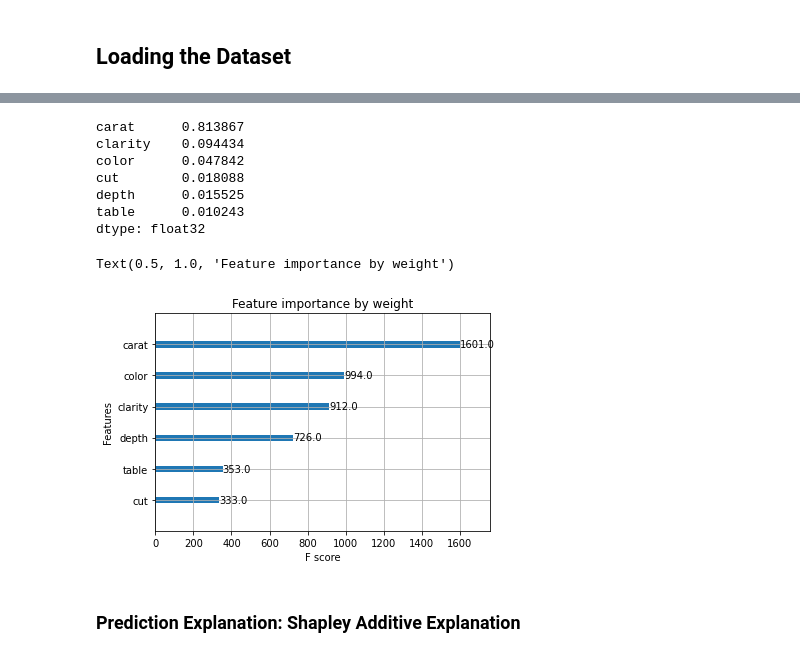
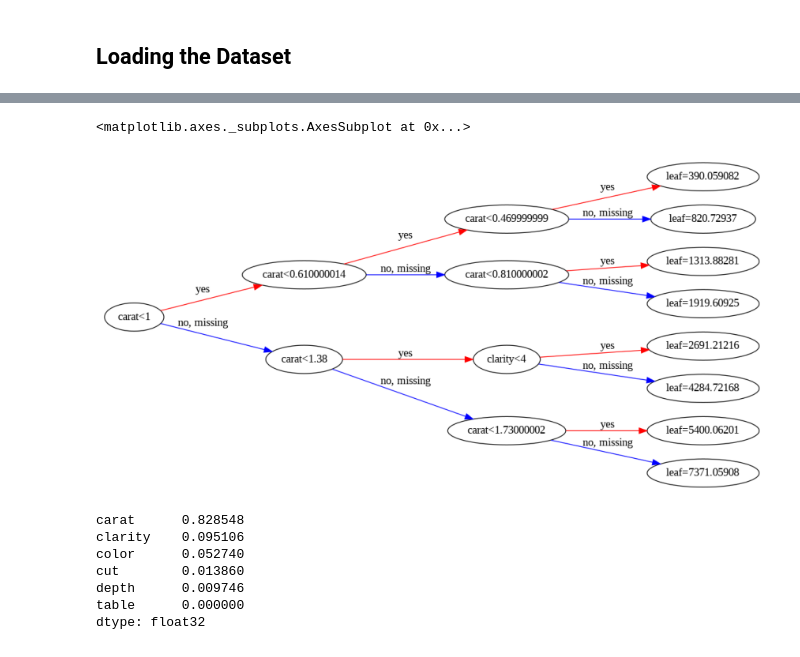
Before and after one commit to DPaletti/xtream-assignment, a Jupyter notebook: challenge2_diamonds.ipynb, the cells around one changed output, grey strips where cells are left out. Saved outputs shown, nothing was run; the diff lists cells and outputs as text; code cells hidden in the pictures.

Commit message:
Added model inspection and extended textual description

```diff
--- a/challenge2_diamonds.ipynb
+++ b/challenge2_diamonds.ipynb
@@ -27,19 +89,16 @@ categorical_features = ["cut", "color", "clarity"]
 # %%
+# Categorical to integer transformation functions
 from functools import reduce
-from typing import List
+from typing import Dict, List
 
-def convert_to_ordinal(dataset: pd.DataFrame, feature: str) -> pd.DataFrame:
+def convert_to_ordinal(dataset: pd.DataFrame, feature_map: Dict[str, int]) -> pd.DataFrame:
   """Convert a categorical feature to ordinal in a given dataset"""
-  categorical_values = dataset[feature].unique()
-  ordinal_map = {categorical_value: ordinal_value
-                 for ordinal_value, categorical_value
-                 in enumerate(categorical_values)}
-  return dataset.replace(ordinal_map)
+  return dataset.replace(feature_map)
 
 def convert_all_to_ordinal(dataset: pd.DataFrame,
-                           features: List[str]) -> pd.DataFrame:
+                           feature_maps: List[Dict[str, int]]) -> pd.DataFrame:
   """Convert a list of categorical features to ordinal in a given dataset"""
-  return reduce(convert_to_ordinal, features, dataset)
+  return reduce(convert_to_ordinal, feature_maps, dataset)
 # %%
 from sklearn.model_selection import train_test_split
 
@@ -56,7 +115,7 @@ cleaned_dataset = cleaned_dataset.drop(["x", "y", "z"], axis=1)
 
 # convert ordinal values to numeric
 cleaned_dataset = convert_all_to_ordinal(cleaned_dataset,
-                                                categorical_features)
+                                                mappings)
 
 # split
 train, test = train_test_split(cleaned_dataset,
@@ -74,4 +139,7 @@ targets_test = test[target]
 # %%
+# Runs random search with cross-validation to find the best hyperparameters
+# ~30 seconds running time
+
 from xgboost import XGBRegressor
 import xgboost as xgb
 from sklearn.model_selection import RandomizedSearchCV
@@ -82,27 +150,30 @@ regressor = XGBRegressor(tree_method="gpu_hist",
                          random_state=seed)
 hyperparameters = {
         # learning rate
-        "eta": np.linspace(0, 1, endpoint=False)[1::],
+        "eta": np.geomspace(0.1, 1, endpoint=False),
         # L1 regularization
         "alpha": np.linspace(0,1),
         # L2 regularization
         "lambda": np.linspace(0, 1),
         # subsample rate prior to growing the trees
         "subsample": np.linspace(0.1, 1),
+        # max_depth set low for interpretability
+        "max_depth": [3],
+        # number of trees (preferring lower estimators solutions)
+        "n_estimators": list(range(1, 10))
     }
+
 
 hyperparameter_search = RandomizedSearchCV(
                            regressor,
                            hyperparameters,
                            scoring="r2",
                            cv=3,
-                           n_iter=500,
+                           n_iter=300,
                            verbose=3,
-                           random_state=0)
+                           random_state=seed)
 
 hyperparameter_search.fit(samples_train, targets_train)
-best_regressor = hyperparameter_search.best_estimator_
-best_regressor.score(samples_test, targets_test)
-predicted_targets = best_regressor.predict(samples_test)
-best_regressor.save_model("regressor.json")
+model = hyperparameter_search.best_estimator_
+model.save_model("model.json")
 # %% [output]
@@ -134,21 +249,21 @@ best_regressor.score(samples_test, targets_test)
+# %%
+# Plotting the tree in "Large VVS Diamonds"
+
+from xgboost import plot_tree
+import matplotlib
+matplotlib.rcParams['figure.figsize'] = [15, 15]
+plot_tree(model, num_trees=0, rankdir="LR")
+# %% [output]
+<matplotlib.axes._subplots.AxesSubplot at 0x...>
+[figure, added]
 # %%
-feature_importance = pd.Series(index=samples_train.columns, data=best_regressor.feature_importances_).sort_values(ascending=False)
+feature_importance = pd.Series(index=samples_train.columns, data=model.feature_importances_).sort_values(ascending=False)
 feature_importance
 # %% [output]
-carat      0.813867
-clarity    0.094434
-color      0.047842
-cut        0.018088
-depth      0.015525
-table      0.010243
+carat      0.828548
+clarity    0.095106
+color      0.052740
+cut        0.013860
+depth      0.009746
+table      0.000000
 dtype: float32
-# %%
-from xgboost import plot_importance
-import matplotlib.pyplot as plt
-plot_importance(best_regressor, importance_type="weight")
-plt.title("Feature importance by weight")
-# %% [output]
-Text(0.5, 1.0, 'Feature importance by weight')
-[figure, removed]
-# %% [markdown]
-### Prediction Explanation: Shapley Additive Explanation
```
Also changed, not shown: parts of 22 cells of this notebook.
